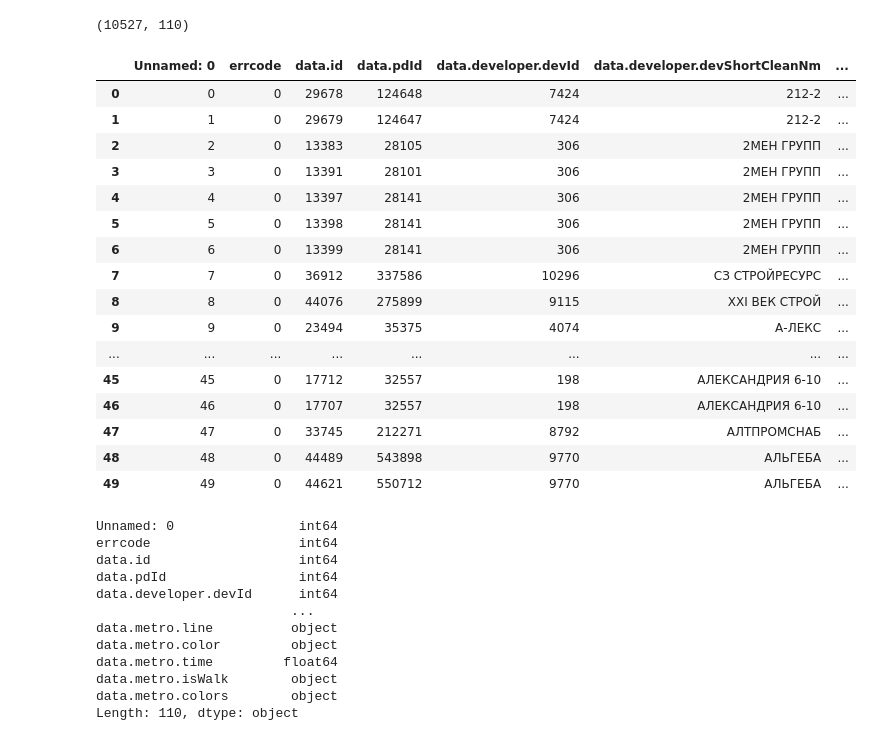
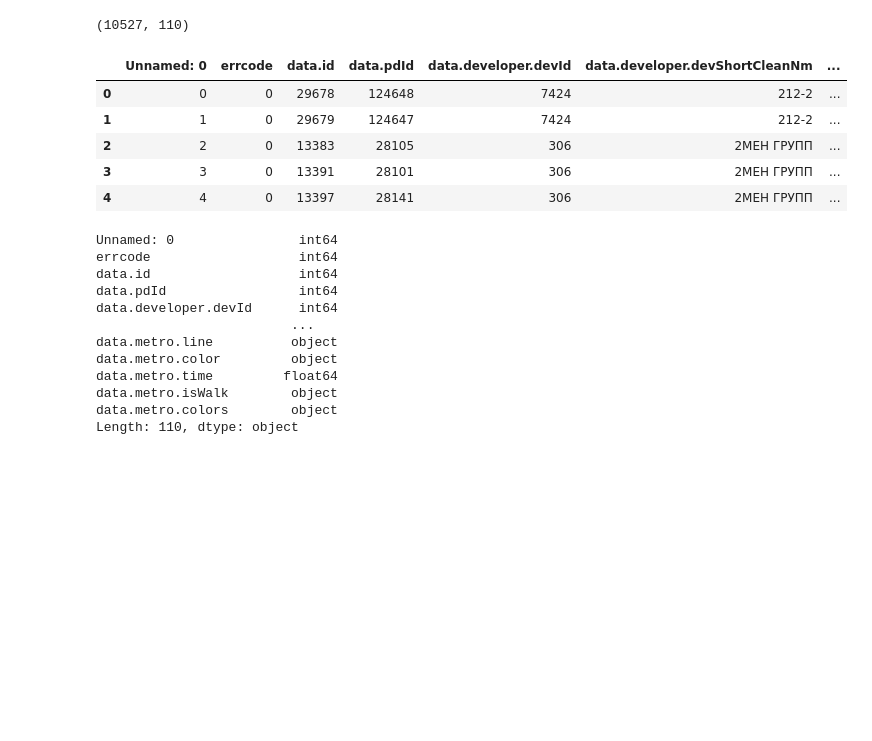
Before and after one commit to SunriseD232/DS_course, a Jupyter notebook: Task2_dmrf.ipynb, the cells around one changed output. Saved outputs shown, nothing was run; the diff lists cells and outputs as text; code cells hidden in the pictures; blank space fills up the shorter version.

```diff
--- a/Task2_dmrf.ipynb
+++ b/Task2_dmrf.ipynb
@@ -36,25 +36,14 @@ df.shape
 # %% [output]
 (10527, 110)
 # %%
-df.head(50)
+df.head(5)
 # %% [output]
 |  | Unnamed: 0 | errcode | data.id | data.pdId | data.developer.devId | data.developer.devShortCleanNm | ... |
 | 0 | 0 | 0 | 29678 | 124648 | 7424 | 212-2 | ... |
 | 1 | 1 | 0 | 29679 | 124647 | 7424 | 212-2 | ... |
 | 2 | 2 | 0 | 13383 | 28105 | 306 | 2МЕН ГРУПП | ... |
 | 3 | 3 | 0 | 13391 | 28101 | 306 | 2МЕН ГРУПП | ... |
 | 4 | 4 | 0 | 13397 | 28141 | 306 | 2МЕН ГРУПП | ... |
-| 5 | 5 | 0 | 13398 | 28141 | 306 | 2МЕН ГРУПП | ... |
-| 6 | 6 | 0 | 13399 | 28141 | 306 | 2МЕН ГРУПП | ... |
-| 7 | 7 | 0 | 36912 | 337586 | 10296 | CЗ СТРОЙРЕСУРС | ... |
-| 8 | 8 | 0 | 44076 | 275899 | 9115 | XXI ВЕК СТРОЙ | ... |
-| 9 | 9 | 0 | 23494 | 35375 | 4074 | А-ЛЕКС | ... |
-| ... | ... | ... | ... | ... | ... | ... | ... |
-| 45 | 45 | 0 | 17712 | 32557 | 198 | АЛЕКСАНДРИЯ 6-10 | ... |
-| 46 | 46 | 0 | 17707 | 32557 | 198 | АЛЕКСАНДРИЯ 6-10 | ... |
-| 47 | 47 | 0 | 33745 | 212271 | 8792 | АЛТПРОМСНАБ | ... |
-| 48 | 48 | 0 | 44489 | 543898 | 9770 | АЛЬГЕБА | ... |
-| 49 | 49 | 0 | 44621 | 550712 | 9770 | АЛЬГЕБА | ... |
 # %%
 df.dtypes
 # %% [output]
```
